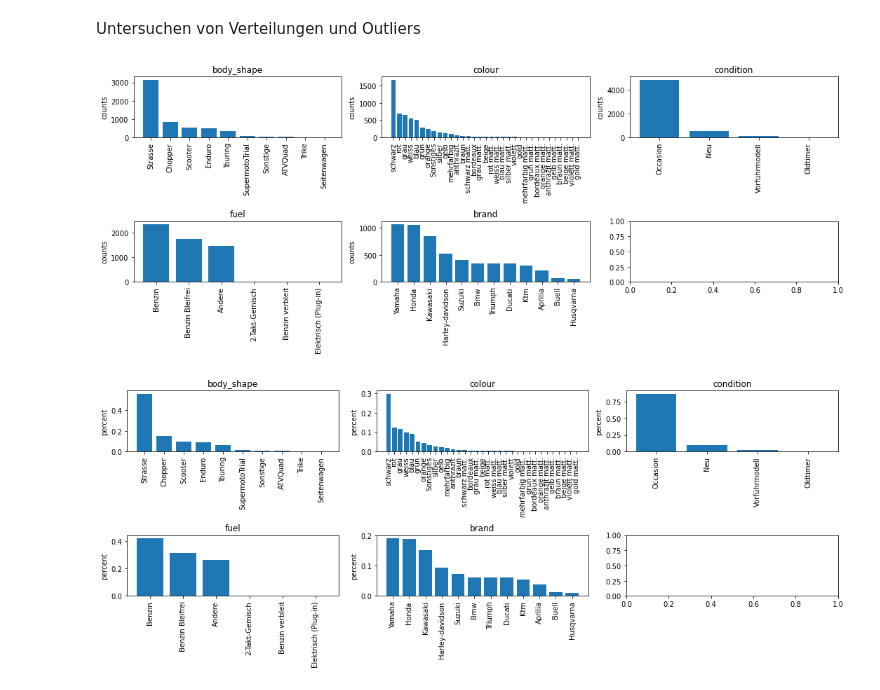
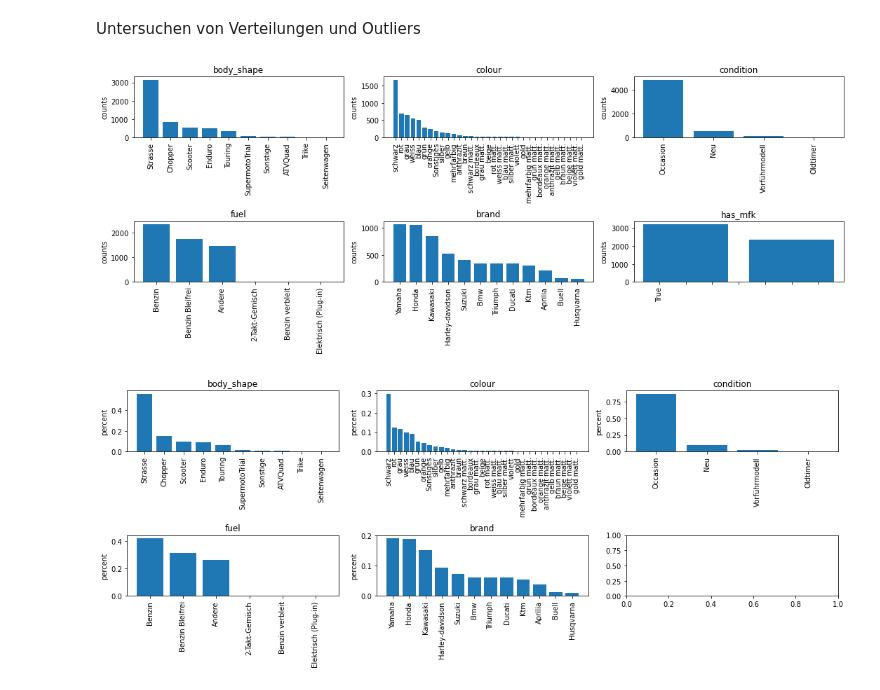
Before and after one commit to rootpi2203/ds_gml, a Jupyter notebook: gml_minichallenge_2/gml_minichallenge_2.ipynb, the cells around one changed output. Saved outputs shown, nothing was run; the diff lists cells and outputs as text; code cells hidden in the pictures.

```diff
--- a/gml_minichallenge_2/gml_minichallenge_2.ipynb
+++ b/gml_minichallenge_2/gml_minichallenge_2.ipynb
@@ -138,20 +138,20 @@ Untersuchen von Verteilungen und Outliers
 # %%
 # Verteilung Kategorische Attribute absolute
 fig, ax = plt.subplots(2,3, figsize=(15,6))
 ax = ax.flatten()
-attributs_cat = ['body_shape', 'colour', 'condition', 'fuel', 'brand']
+attributs_cat = ['body_shape', 'colour', 'condition', 'fuel', 'brand', 'has_mfk']
 
 for i, attr in enumerate(attributs_cat):
     x = df_moto_clean[attr].value_counts().index.to_list()
     y = df_moto_clean[attr].value_counts()
     ax[i].bar(x, y)
     ax[i].set_title(attr)
     ax[i].set_xticklabels(x, rotation=90)
     ax[i].set_ylabel('counts')
 fig.tight_layout()
 plt.show()
 # %% [output]
-[figure, old version]
+[figure, new version]
 # %%
 # Verteilung Kategorische Attribute relativ (Prozent)
 fig, ax = plt.subplots(2,3, figsize=(15,6))
```
Also changed, not shown: parts of 21 cells of this notebook.
